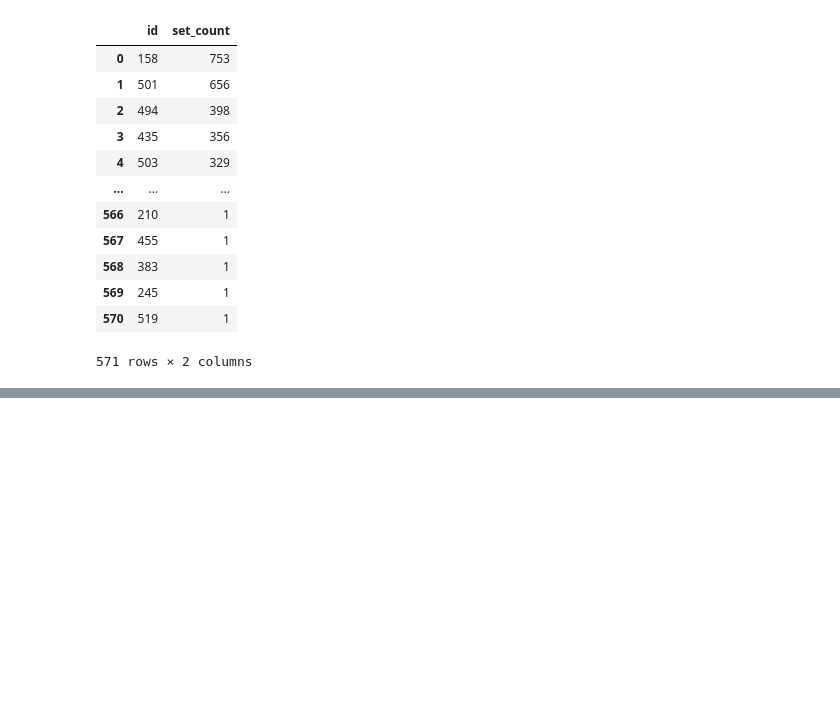
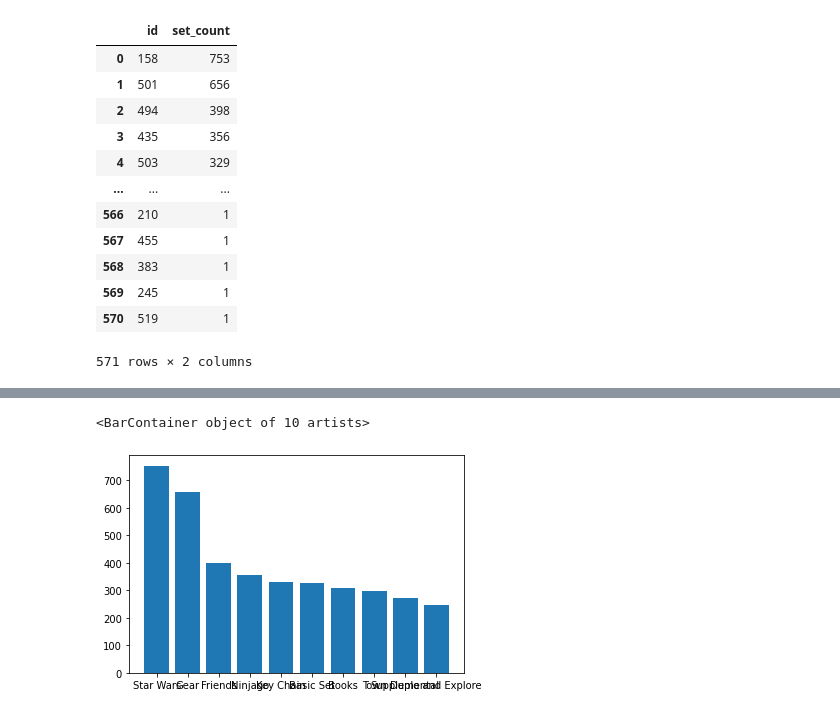
Before and after one commit to kvanst3/Backend, a Jupyter notebook: Data Science/Lego/Lego_Analysis_for_Course_(start).ipynb, the cells around one changed output, grey strips where cells are left out. Saved outputs shown, nothing was run; the diff lists cells and outputs as text; code cells hidden in the pictures; blank space fills up the shorter version.

Commit message:
basic bar graph

```diff
--- a/Data Science/Lego/Lego_Analysis_for_Course_(start).ipynb
+++ b/Data Science/Lego/Lego_Analysis_for_Course_(start).ipynb
@@ -332,0 +348,6 @@ merged_df = pd.merge(set_theme_count, themeframe, on='id')
+# %%
+# Basic, but unreadable
+plt.bar(merged_df.name[:10], merged_df.set_count[:10])
+# %% [output]
+<BarContainer object of 10 artists>
+[figure, added]
```
Also changed, not shown: parts of 1 cell of this notebook.
